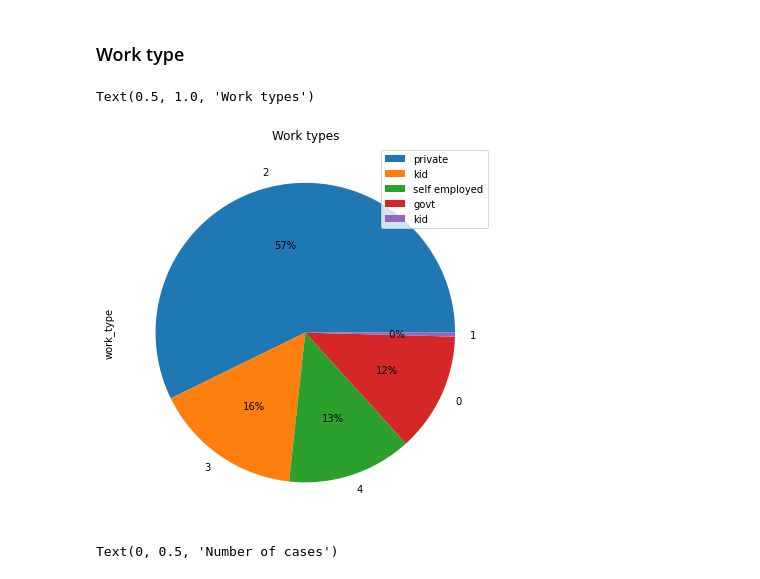
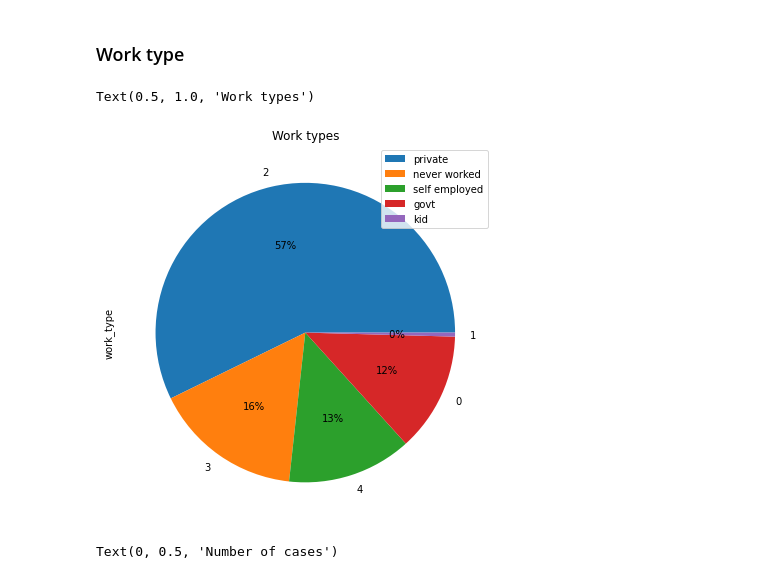
Before and after one commit to s4646/intro-to-data-science, a Jupyter notebook: Classification.ipynb, the cells around one changed output. Saved outputs shown, nothing was run; the diff lists cells and outputs as text; code cells hidden in the pictures.

Commit message:
Fixed typo in Classification's pie chart

```diff
--- a/Classification.ipynb
+++ b/Classification.ipynb
@@ -330,16 +330,16 @@ Makes sense overall, since most married people are not young, and age affects th
 # %%
 fig = plt.figure()
 axes = fig.add_axes([0,0,1.3,1.3])
 #sns.barplot(x=['govt','never worked','private','self employed', 'kid'],
 #            y=[len(df[df.work_type==0]),len(df[df.work_type==1]),
 #               len(df[df.work_type==2]),len(df[df.work_type==3]),len(df[df.work_type==4])])
 df.work_type.value_counts().plot(kind='pie', autopct="%2i%%")
-plt.legend(['private','kid','self employed','govt','kid','never worked'])
+plt.legend(['private','never worked','self employed','govt','kid'])
 plt.title('Work types')
 #plt.ylabel('Number of patients')
 # %% [output]
 Text(0.5, 1.0, 'Work types')
-[figure, old version]
+[figure, new version]
 # %%
 govt = df.groupby('stroke').get_group(1).groupby('work_type').get_group(0).stroke.count()
 # 'never_worked' has no diagnosed patients
```
